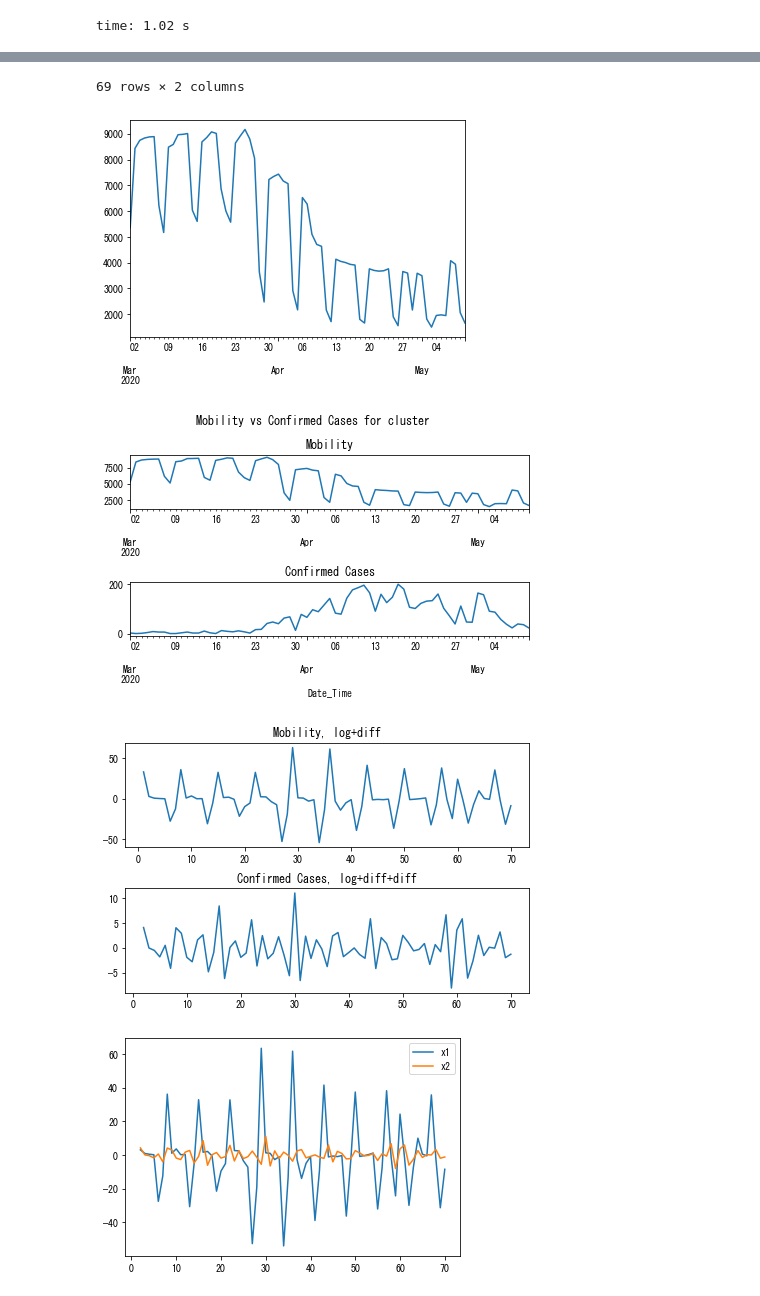
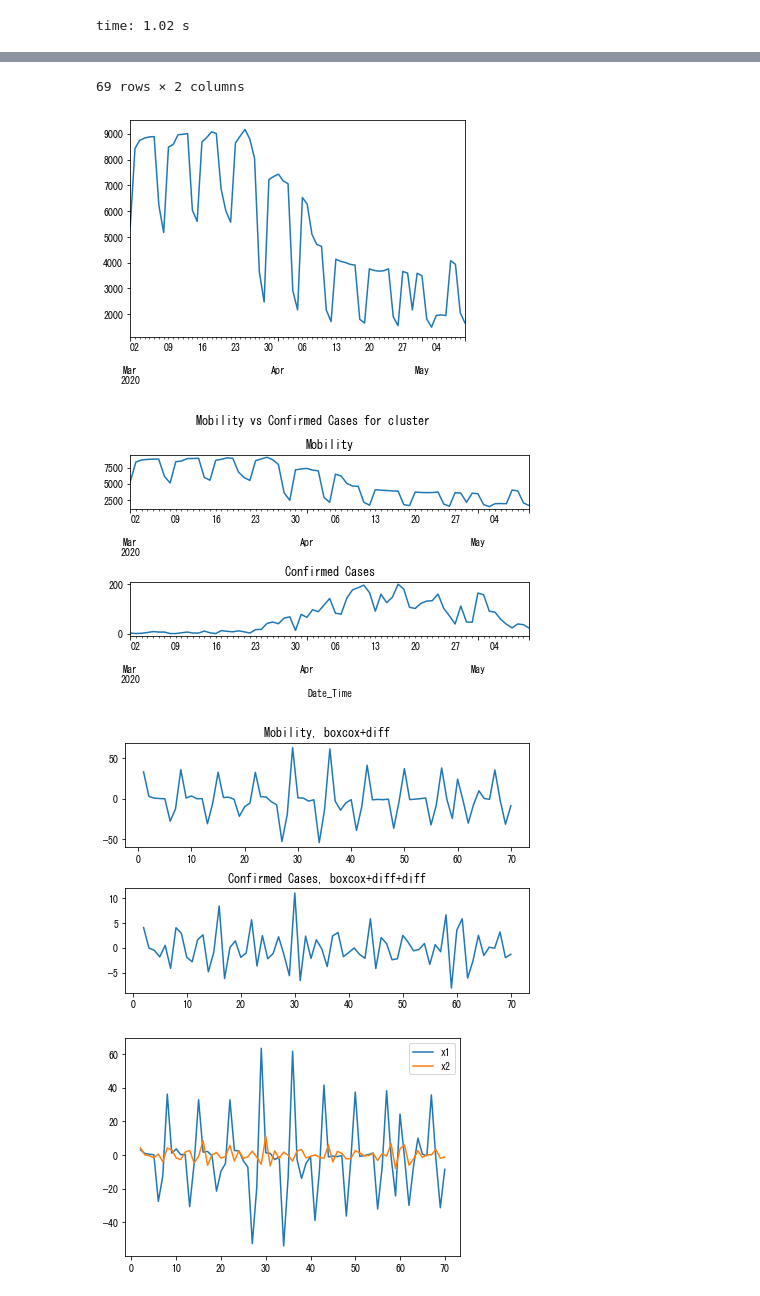
Before and after one commit to personal-hm2/coronavirus_model, a Jupyter notebook: UNICEF2.ipynb, the cells around one changed output, grey strips where cells are left out. Saved outputs shown, nothing was run; the diff lists cells and outputs as text; code cells hidden in the pictures.

```diff
--- a/UNICEF2.ipynb
+++ b/UNICEF2.ipynb
@@ -1784,9 +1784,9 @@ display(c)
 
 fig, axs = plt.subplots(2, constrained_layout=True)
 m.plot(ax=axs[0])
-axs[0].set_title("Mobility, log+diff")
+axs[0].set_title("Mobility, boxcox+diff")
 c.plot(ax=axs[1])
-axs[1].set_title("Confirmed Cases, log+diff+diff")
+axs[1].set_title("Confirmed Cases, boxcox+diff+diff")
 
 df1 = pd.DataFrame(zip(m,c), columns=["x1", "x2"]).dropna()
 plot_granger_causality(df1, lag_max=20, verbose=True, title="Granger causality test (cluster {}, mobility -> # cases)".format(cluster))
@@ -1817,34 +1817,34 @@ lamda for cases =  0.33789728170897326
 69   -31.386380
 70    -8.521029
 Length: 71, dtype: float64
 0          NaN
 1          NaN
 2     4.140426
 3     0.013936
 4    -0.477743
         ...
 66    0.160365
 67   -0.023447
 68    3.239127
 69   -1.935917
 70   -1.247305
 Length: 71, dtype: float64
 |  | x1 | x2 |
 | 2 | 3.004477 | 4.140426 |
 | 3 | 0.849488 | 0.013936 |
 | 4 | 0.408070 | -0.477743 |
 | 5 | 0.105045 | -1.781505 |
 | 6 | -27.594730 | 0.548280 |
 | ... | ... | ... |
 | 66 | -0.542481 | 0.160365 |
 | 67 | 35.648268 | -0.023447 |
 | 68 | -1.962257 | 3.239127 |
 | 69 | -31.386380 | -1.935917 |
 | 70 | -8.521029 | -1.247305 |
 69 rows × 2 columns
 [figure]
 [figure]
-[figure, old version]
+[figure, new version]
 [figure]
 [figure]
 H0: x1 is sampled from a Gaussian distribution.
```
